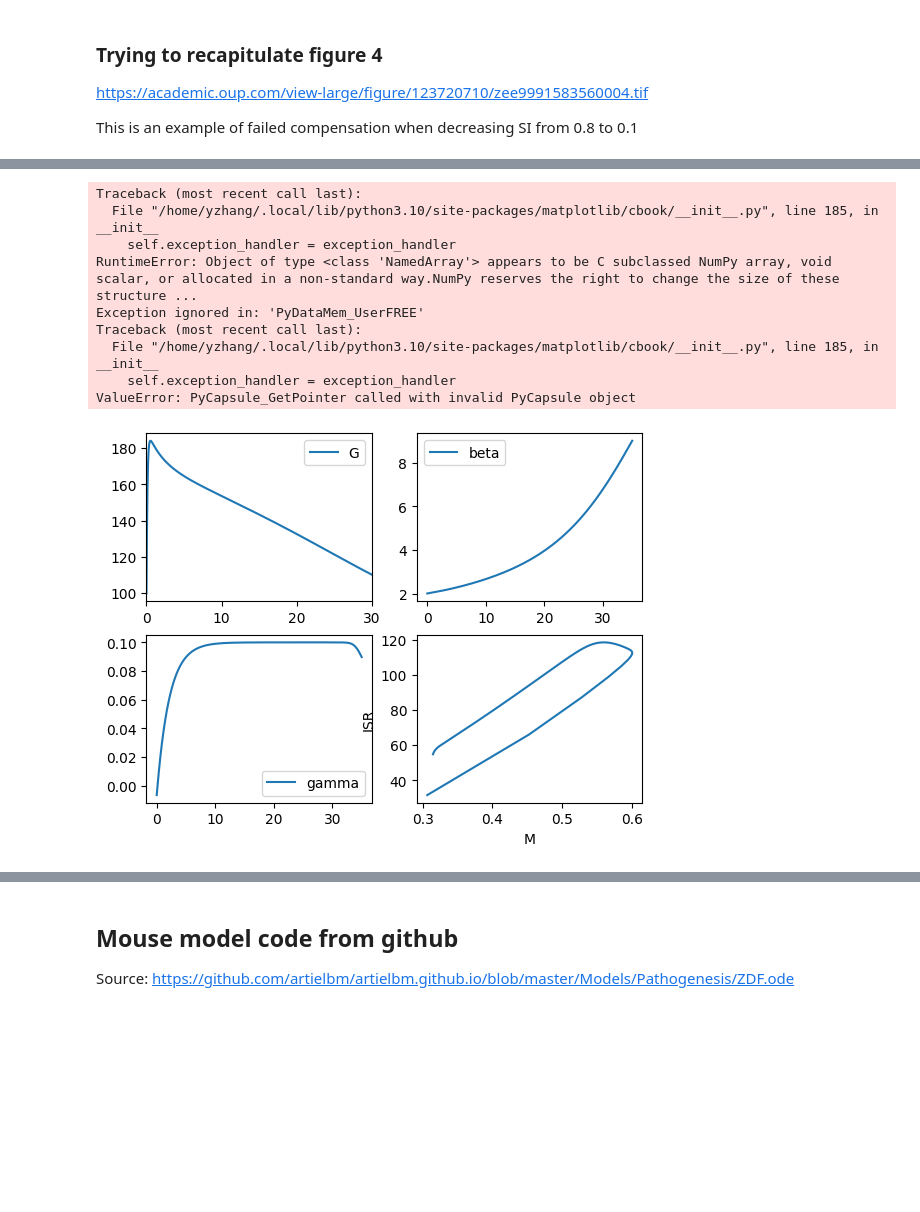
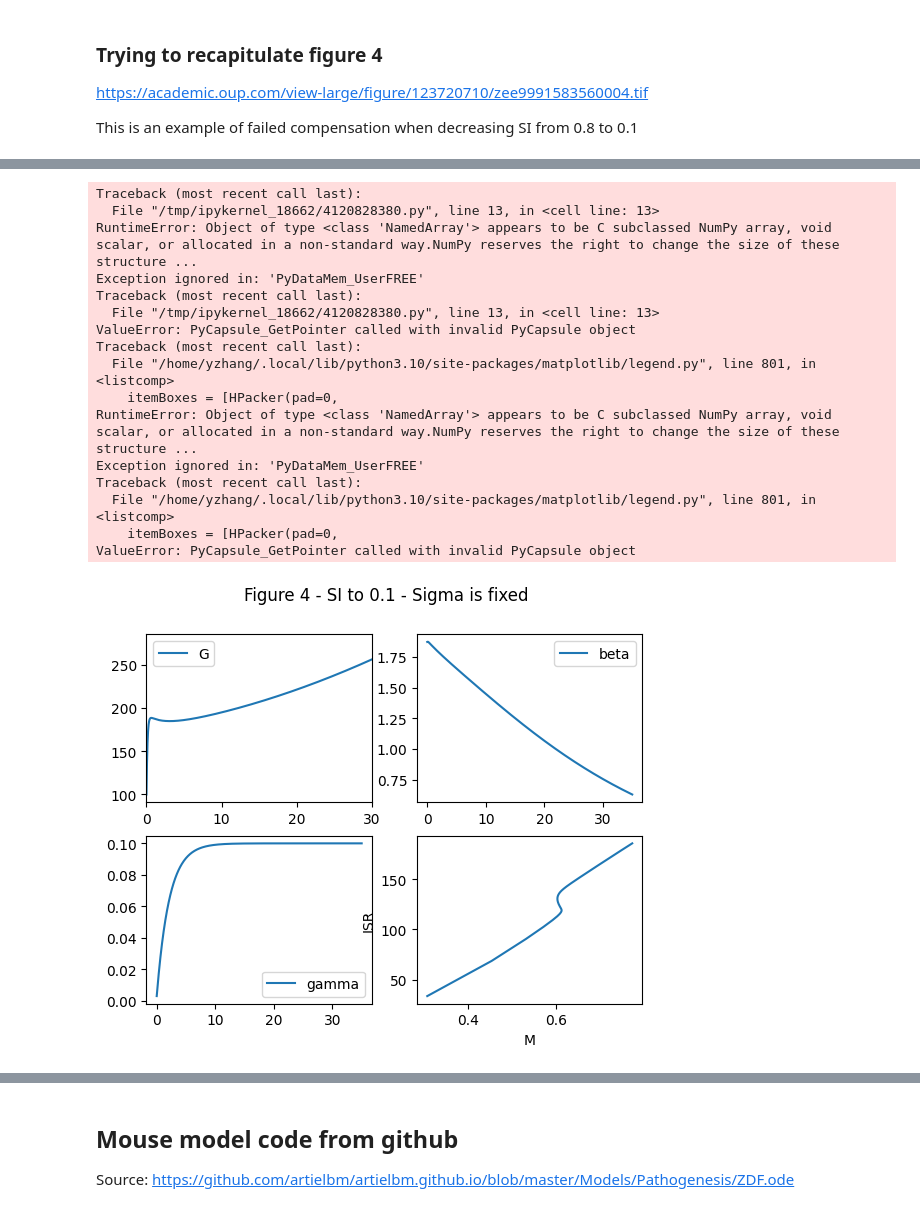
Before and after one commit to yjzhang/t2d_models, a Jupyter notebook: ha_2016.ipynb, the cells around one changed output, grey strips where cells are left out. Saved outputs shown, nothing was run; the diff lists cells and outputs as text; code cells hidden in the pictures; blank space fills up the shorter version.

Commit message:
trying to re-implement model

```diff
--- a/ha_2016.ipynb
+++ b/ha_2016.ipynb
@@ -17,10 +17,11 @@ beta' = ((P - A)*beta)/tau_beta; // beta cell mass - based on workload hypothesi
 gam' = (gam_inf - gam)/tau_gam;
 // persistent high glucose increases maximal insulin concentration
 sigma' = (sigma_inf - sigma)/tau_sigma; //sigma is beta cell function
-SI' = (S0 - SI)/tau_SI; // insulin sensitivity
+#SI' = (S0 - SI)/tau_SI; // insulin sensitivity (eq from paper)
+SI' = -t_si*(SI - S0); # this is the equation in the code (there's an event/delay term that's not included here)
 
 // auxiliary functions
-M := G^kM/(alpha_M^kM + G^kM); // beta cell metabolism
+M := M_max*G^kM/(alpha_M^kM + G^kM); // beta cell metabolism
 ISR := sigma*(M + gam)^kISR/(alpha_ISR^kISR + (M + gam)^kISR); // insulin secretion rate
 
 P := P_max*(ISR^kP/(alpha_P^kP + ISR^kP)); // beta cell proliferation
@@ -30,13 +31,14 @@ gam_inf := gam_max/(1 + exp(-(G - gam_s)/gam_n)) - gam_0;
 
 // sigma calculation
 sigma_inf := sigma_ISRinf*sigma_Minf + sigma_b;
+M_sigma := M_max*(G-G_sigmas)^kM/(alpha_M^kM + (G-G_sigmas)^kM); #M_Gsh
+ISR_sigma := sigma*(M_sigma + gam)^kISR/(alpha_ISR^kISR + (M_sigma + gam)^kISR); #ISR_Gsh
+
 // positive feedback from ISR
 sigma_ISRinf := sigma_ISRmax/(1 + sigma_ISRk*exp(-(ISR_sigma - sigma_ISRs)/sigma_ISRn)); #sigma_ISRI
+
 # negative feedback from M
 sigma_Minf := 1 - sigma_Mmax/(1 + sigma_Mk*exp(-(M_sigma - sigma_Ms)/sigma_Mn)); #sigma_MI
-
-M_sigma := (G-G_sigmas)^kM/(alpha_M^kM + (G-G_sigmas)^kM); #M_Gsh
-ISR_sigma := sigma*(M_sigma + gam)^kISR/(alpha_ISR^kISR + (M_sigma + gam)^kISR); #ISR_Gsh
 
 // parameters
 S0 = 0.8;
@@ -50,8 +52,10 @@ tau_gam = 2.14;
 tau_sigma = 10.71;
 tau_beta = 42.85;
 tau_SI = 16.2;
+t_si = 10000; // basically this represents instantaneous change in SI
 
 // auxilliary function parameters (based on zdf rats)
+M_max = 1;
 kM = 2;
 alpha_M = 150;
 
@@ -69,7 +73,7 @@ A_b = 0.8;
 
 gam_max = 0.2; #G_bar
 gam_s = 99.9; #Gs
-gam_n = 1; #gn
+gam_n = 1; #Gn
 gam_0 = 0.1; #Gshft
 
 sigma_ISRmax = 867.6; #ISRI_bar
@@ -352,30 +354,47 @@ ValueError: PyCapsule_GetPointer called with invalid PyCapsule object
 # %%
 # sigma fixed
+# for initial conditions, see https://github.com/artielbm/artielbm.github.io/blob/master/Models/Pathogenesis/fig4_ZDF.set
 r_sigma_fixed.resetToOrigin()
 r_sigma_fixed.setValue('SI', 0.1)
 r_sigma_fixed.setValue('S0', 0.1)
+r_sigma_fixed.setValue('G', 99.96302080204364)
+r_sigma_fixed.setValue('I', 9.003979300929851)
+r_sigma_fixed.setValue('gam', 0.00298427107796172)
+r_sigma_fixed.setValue('beta', 1.871206987619457)
+r_sigma_fixed.setValue('sigma', 536.7163052023591)
+r_sigma_fixed.setValue('A_max', 5.5) # Is the apoptosis rate supposed to be different in the different conditions?
+# Because a high apoptosis rate is the only way to generate the graphs shown in the paper.
 result = r_sigma_fixed.simulate(0, 35, 500, selections=['time', 'G', 'I', 'beta', 'gam', 'sigma', 'SI', 'M', 'ISR'])
 import matplotlib.pyplot as plt
 fig, axes = plt.subplots(2, 2)
+fig.suptitle('Figure 4 - SI to 0.1 - Sigma is fixed')
 axes[0, 0].plot(result['time'], result['G'], label='G')
 axes[0, 0].set_xlim(0, 30)
 axes[0, 0].legend()
 axes[0, 1].plot(result['time'], result['beta'], label='beta')
 axes[0, 1].legend()
 axes[1, 0].plot(result['time'], result['gam'], label='gamma')
 axes[1, 0].legend()
 axes[1, 1].plot(result['M'], result['ISR'])
 axes[1, 1].set_xlabel('M')
 axes[1, 1].set_ylabel('ISR')
+fig.tight_layout()
 fig.show()
 # %% [output]
 Traceback (most recent call last):
-  File "/home/yzhang/.local/lib/python3.10/site-packages/matplotlib/cbook/__init__.py", line 185, in __init__
-    self.exception_handler = exception_handler
+  File "/tmp/ipykernel_18662/4120828380.py", line 13, in <cell line: 13>
 RuntimeError: Object of type <class 'NamedArray'> appears to be C subclassed NumPy array, void scalar, or allocated in a non-standard way.NumPy reserves the right to change the size of these structure ...
 Exception ignored in: 'PyDataMem_UserFREE'
 Traceback (most recent call last):
-  File "/home/yzhang/.local/lib/python3.10/site-packages/matplotlib/cbook/__init__.py", line 185, in __init__
-    self.exception_handler = exception_handler
+  File "/tmp/ipykernel_18662/4120828380.py", line 13, in <cell line: 13>
 ValueError: PyCapsule_GetPointer called with invalid PyCapsule object
+Traceback (most recent call last):
+  File "/home/yzhang/.local/lib/python3.10/site-packages/matplotlib/legend.py", line 801, in <listcomp>
+    itemBoxes = [HPacker(pad=0,
+RuntimeError: Object of type <class 'NamedArray'> appears to be C subclassed NumPy array, void scalar, or allocated in a non-standard way.NumPy reserves the right to change the size of these structure ...
+Exception ignored in: 'PyDataMem_UserFREE'
+Traceback (most recent call last):
+  File "/home/yzhang/.local/lib/python3.10/site-packages/matplotlib/legend.py", line 801, in <listcomp>
+    itemBoxes = [HPacker(pad=0,
+ValueError: PyCapsule_GetPointer called with invalid PyCapsule object
-[figure, old version]
+[figure, new version]
```
Also changed, not shown: parts of 16 cells of this notebook, 2 other files.
